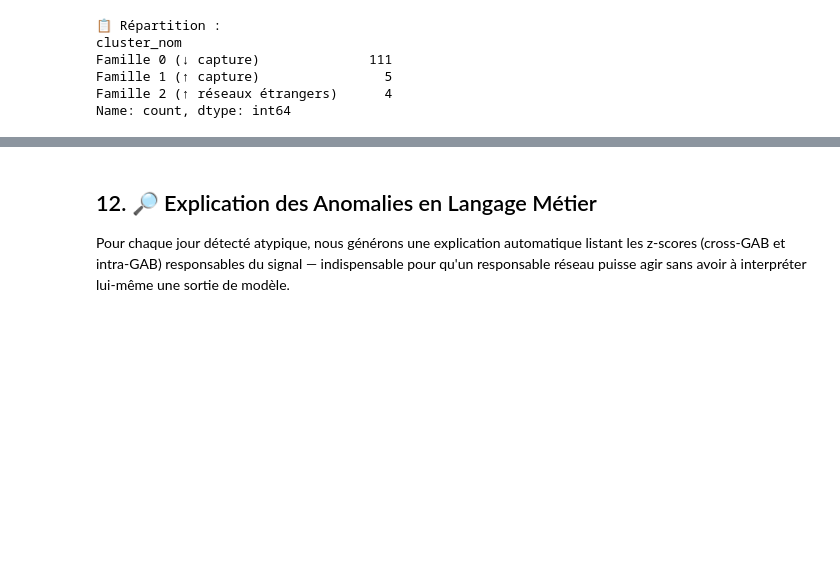
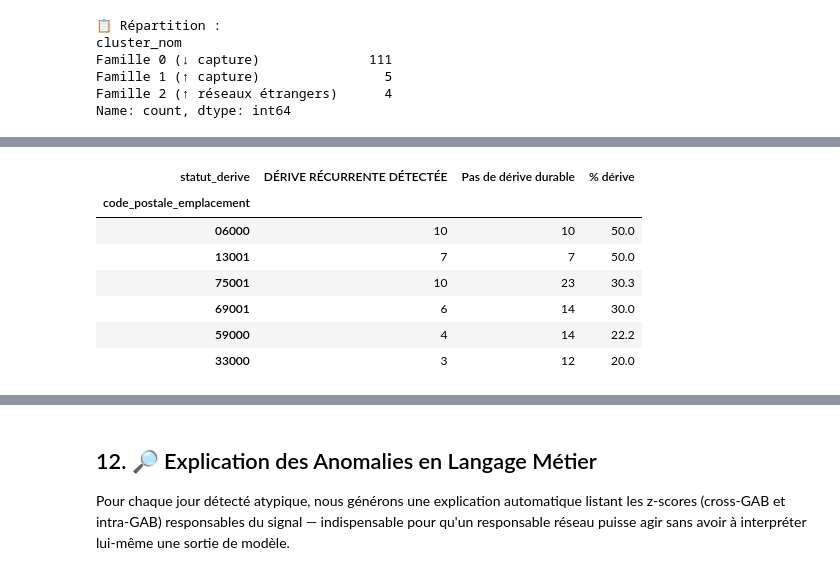
Before and after one commit to Maria-lin/IA-D-tection-de-comportement-, a Jupyter notebook: detection_anomalies_gab_v11.ipynb, the cells around one changed output, grey strips where cells are left out. Drawn from its saved outputs; the diff is of its cells as text; code cells hidden in the pictures; blank space fills up the shorter version.

```diff
--- a/detection_anomalies_gab_v11.ipynb
+++ b/detection_anomalies_gab_v11.ipynb
@@ -833,33 +838,64 @@ Visualisation des familles détectées sur la carte de France métropolitaine, a
 # %%
-# ── Carte interactive des familles comportementales ──────────────────────────
+# ══════════════════════════════════════════════════════════════════════════════
+# Carte double AVANT / APRÈS — familles comportementales vs statut de dérive
+# ══════════════════════════════════════════════════════════════════════════════
 niveau_gab['statut_derive'] = niveau_gab['num_automate'].map(classification_gab)
 
-hover_data = {f: ':.2f' for f in FEATS_NIVEAU_CLUSTERING}
-hover_data.update({'statut_derive': True, 'latitude': False, 'longitude': False})
+PALETTE_FAMILLES = ['#2c5282', '#a03d3d', '#2f6b4f', '#8a6d3b', '#6b4c8a', '#3d7a99']
+noms_familles    = sorted(niveau_gab['cluster_nom'].unique())
+couleur_famille  = {nom: PALETTE_FAMILLES[i % len(PALETTE_FAMILLES)] for i, nom in enumerate(noms_familles)}
+couleur_statut   = {'Pas de dérive durable': COULEUR_NORMAL, 'DÉRIVE RÉCURRENTE DÉTECTÉE': COULEUR_RECURRENT}
 
-fig_carte = px.scatter_mapbox(
-    niveau_gab, lat='latitude', lon='longitude',
-    color='cluster_nom',
-    size='volume_moyen_jour', size_max=22,
-    hover_name='num_automate', hover_data=hover_data,
-    mapbox_style='carto-positron',
-    zoom=4.5, center={'lat': 46.6, 'lon': 2.2},
-    title='🗺️ Familles comportementales des GAB — Métropole',
-    height=600,
+fig_avant_apres = make_subplots(
+    rows=1, cols=2,
+    specs=[[{'type': 'mapbox'}, {'type': 'mapbox'}]],
+    subplot_titles=('AVANT — Familles comportementales', 'APRÈS — Statut de dérive détecté'),
+    horizontal_spacing=0.03,
 )
-# Marqueurs distincts pour les GAB en dérive récurrente (superposition visuelle du statut)
-derive = niveau_gab[niveau_gab['statut_derive'] == 'DÉRIVE RÉCURRENTE DÉTECTÉE']
-fig_carte.add_trace(go.Scattermapbox(
-    lat=derive['latitude'], lon=derive['longitude'],
-    mode='markers',
-    marker=go.scattermapbox.Marker(size=10, color=COULEUR_RECURRENT, symbol='circle'),
-    text=derive['num_automate'],
-    name='🔴 Dérive récurrente détectée',
-    hoverinfo='text',
-))
-fig_carte.update_layout(margin={'r':0,'t':45,'l':0,'b':0}, legend_title_text='Famille / Statut')
-fig_carte.show()
 
-print('📊 Répartition par famille × statut de dérive :')
+for nom in noms_familles:
+    sub = niveau_gab[niveau_gab['cluster_nom'] == nom]
+    fig_avant_apres.add_trace(go.Scattermapbox(
+        lat=sub['latitude'], lon=sub['longitude'], mode='markers',
+        marker=dict(size=10, color=couleur_famille[nom]),
+        text=sub['num_automate'], hovertemplate='%{text}<br>' + nom + '<extra></extra>',
+        name=nom, legendgroup='avant',
+    ), row=1, col=1)
+
+for statut, couleur in couleur_statut.items():
+    sub = niveau_gab[niveau_gab['statut_derive'] == statut]
+    fig_avant_apres.add_trace(go.Scattermapbox(
+        lat=sub['latitude'], lon=sub['longitude'], mode='markers',
+        marker=dict(size=10, color=couleur),
+        text=sub['num_automate'], hovertemplate='%{text}<br>' + statut + '<extra></extra>',
+        name=statut, legendgroup='apres',
+    ), row=1, col=2)
+
+fig_avant_apres.update_layout(
+    mapbox =dict(style='carto-positron', zoom=4.2, center=dict(lat=46.6, lon=2.2)),
+    mapbox2=dict(style='carto-positron', zoom=4.2, center=dict(lat=46.6, lon=2.2)),
+    height=520, margin=dict(r=10, t=50, l=10, b=10),
+    legend=dict(orientation='h', yanchor='top', y=-0.05),
+)
+fig_avant_apres.show()
+
+# ── Lien géographie ↔ dérive : taux de dérive par code postal ────────────────
+tbl_geo = pd.crosstab(niveau_gab['code_postale_emplacement'], niveau_gab['statut_derive'])
+if 'DÉRIVE RÉCURRENTE DÉTECTÉE' not in tbl_geo.columns:
+    tbl_geo['DÉRIVE RÉCURRENTE DÉTECTÉE'] = 0
+tbl_geo['% dérive'] = (tbl_geo['DÉRIVE RÉCURRENTE DÉTECTÉE'] / tbl_geo.sum(axis=1) * 100).round(1)
+tbl_geo = tbl_geo.sort_values('% dérive', ascending=False)
+
+print('📊 Taux de dérive récurrente par code postal :')
+display(tbl_geo)
+
+ecart = tbl_geo['% dérive'].max() - tbl_geo['% dérive'].min()
+print(f"\n💡 Écart entre le code postal le plus touché et le moins touché : {ecart:.1f} points.")
+if ecart > 15:
+    print('   → Écart marqué : la localisation semble liée au risque de dérive (à confirmer avec plus de GAB).')
+else:
+    print('   → Écart modéré : pas de lien géographique fort et systématique visible ici.')
+
+print('\n📊 Répartition par famille × statut de dérive :')
 print(pd.crosstab(niveau_gab['cluster_nom'], niveau_gab['statut_derive']))
 # %% [output]
@@ -877,0 +903,8 @@ Famille 2 (↑ réseaux étrangers)                      0
+| statut_derive | DÉRIVE RÉCURRENTE DÉTECTÉE | Pas de dérive durable | % dérive |
+| code_postale_emplacement |  |  |  |
+| 06000 | 10 | 10 | 50.0 |
+| 13001 | 7 | 7 | 50.0 |
+| 75001 | 10 | 23 | 30.3 |
+| 69001 | 6 | 14 | 30.0 |
+| 59000 | 4 | 14 | 22.2 |
+| 33000 | 3 | 12 | 20.0 |
```
Also changed, not shown: parts of 2 cells of this notebook.
